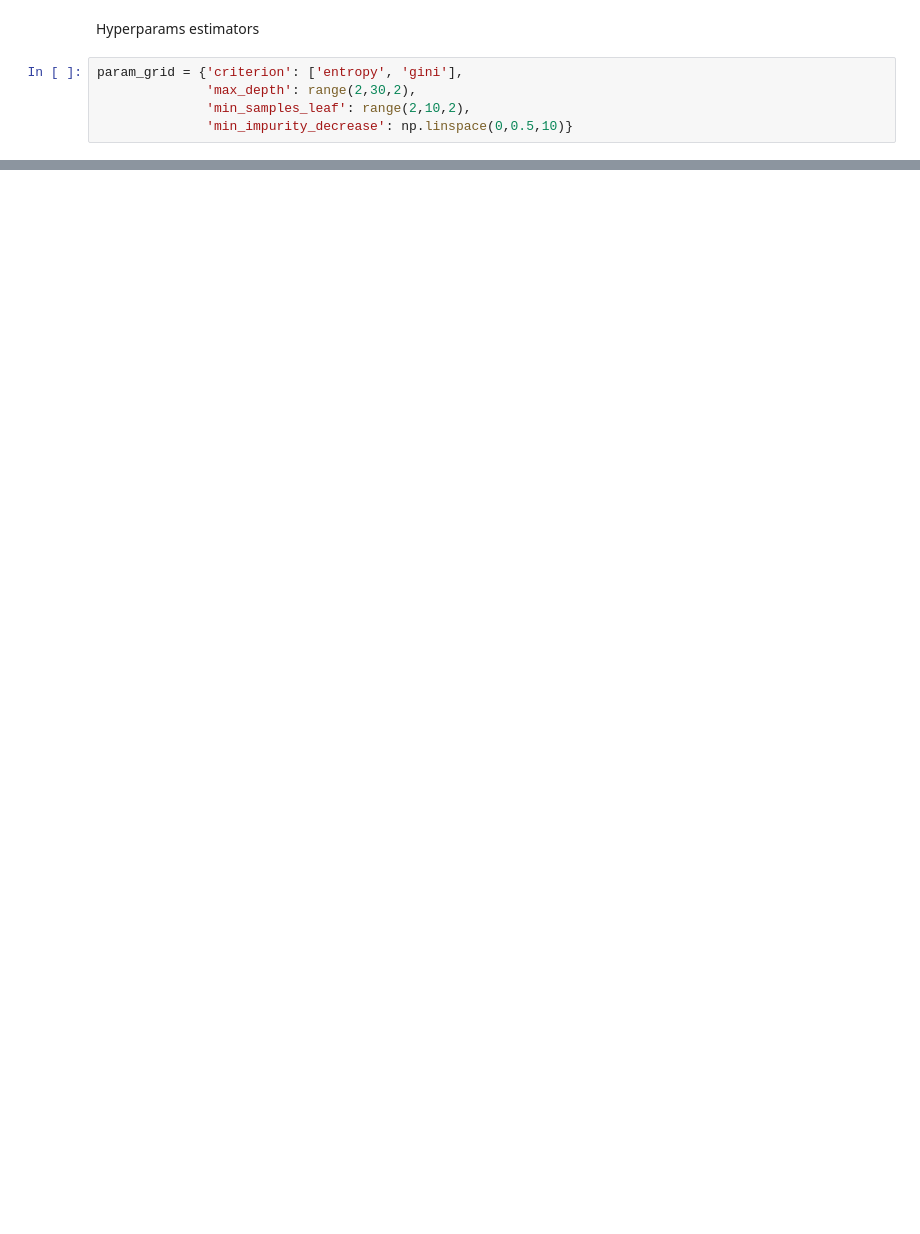
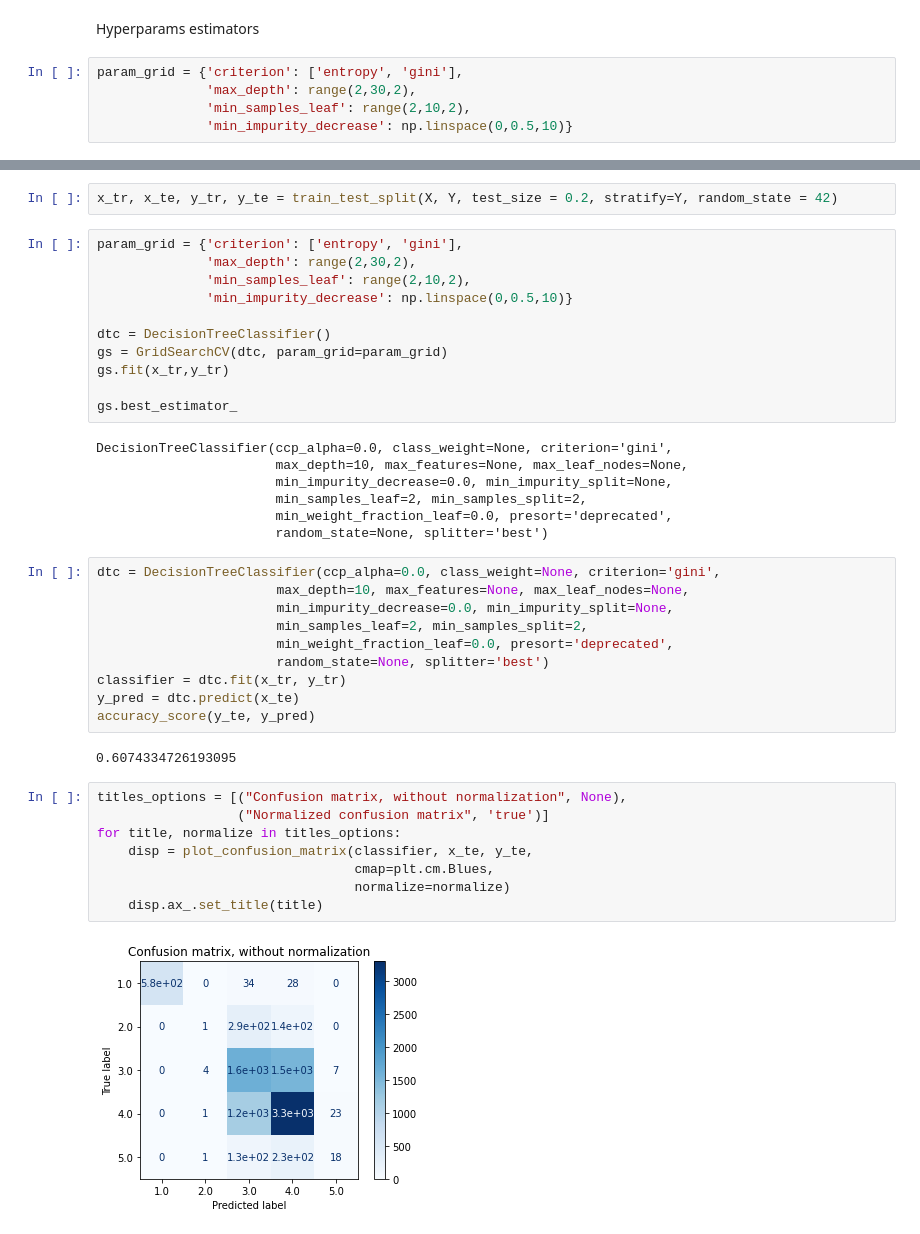
Before and after one commit to DaanMoura/AprendizadoDeMaquina, a Jupyter notebook: MovieDataset_Classification.ipynb, the cells around one changed output, grey strips where cells are left out. Cells and saved outputs as stored; diff of their text form; blank space fills up the shorter version.

```diff
--- a/MovieDataset_Classification.ipynb
+++ b/MovieDataset_Classification.ipynb
@@ -218,0 +177,42 @@ accuracy_score(y_te, y_pred)
+# %%
+x_tr, x_te, y_tr, y_te = train_test_split(X, Y, test_size = 0.2, stratify=Y, random_state = 42)
+# %%
+param_grid = {'criterion': ['entropy', 'gini'],
+              'max_depth': range(2,30,2),
+              'min_samples_leaf': range(2,10,2),
+              'min_impurity_decrease': np.linspace(0,0.5,10)}
+
+dtc = DecisionTreeClassifier()
+gs = GridSearchCV(dtc, param_grid=param_grid)
+gs.fit(x_tr,y_tr)
+
+gs.best_estimator_
+# %% [output]
+DecisionTreeClassifier(ccp_alpha=0.0, class_weight=None, criterion='gini',
+                       max_depth=10, max_features=None, max_leaf_nodes=None,
+                       min_impurity_decrease=0.0, min_impurity_split=None,
+                       min_samples_leaf=2, min_samples_split=2,
+                       min_weight_fraction_leaf=0.0, presort='deprecated',
+                       random_state=None, splitter='best')
+# %%
+dtc = DecisionTreeClassifier(ccp_alpha=0.0, class_weight=None, criterion='gini',
+                       max_depth=10, max_features=None, max_leaf_nodes=None,
+                       min_impurity_decrease=0.0, min_impurity_split=None,
+                       min_samples_leaf=2, min_samples_split=2,
+                       min_weight_fraction_leaf=0.0, presort='deprecated',
+                       random_state=None, splitter='best')
+classifier = dtc.fit(x_tr, y_tr)
+y_pred = dtc.predict(x_te)
+accuracy_score(y_te, y_pred)
+# %% [output]
+0.6074334726193095
+# %%
+titles_options = [("Confusion matrix, without normalization", None),
+                  ("Normalized confusion matrix", 'true')]
+for title, normalize in titles_options:
+    disp = plot_confusion_matrix(classifier, x_te, y_te,
+                                 cmap=plt.cm.Blues,
+                                 normalize=normalize)
+    disp.ax_.set_title(title)
+# %% [output]
+[figure, added]
```
Also changed, not shown: parts of 18 cells of this notebook.
